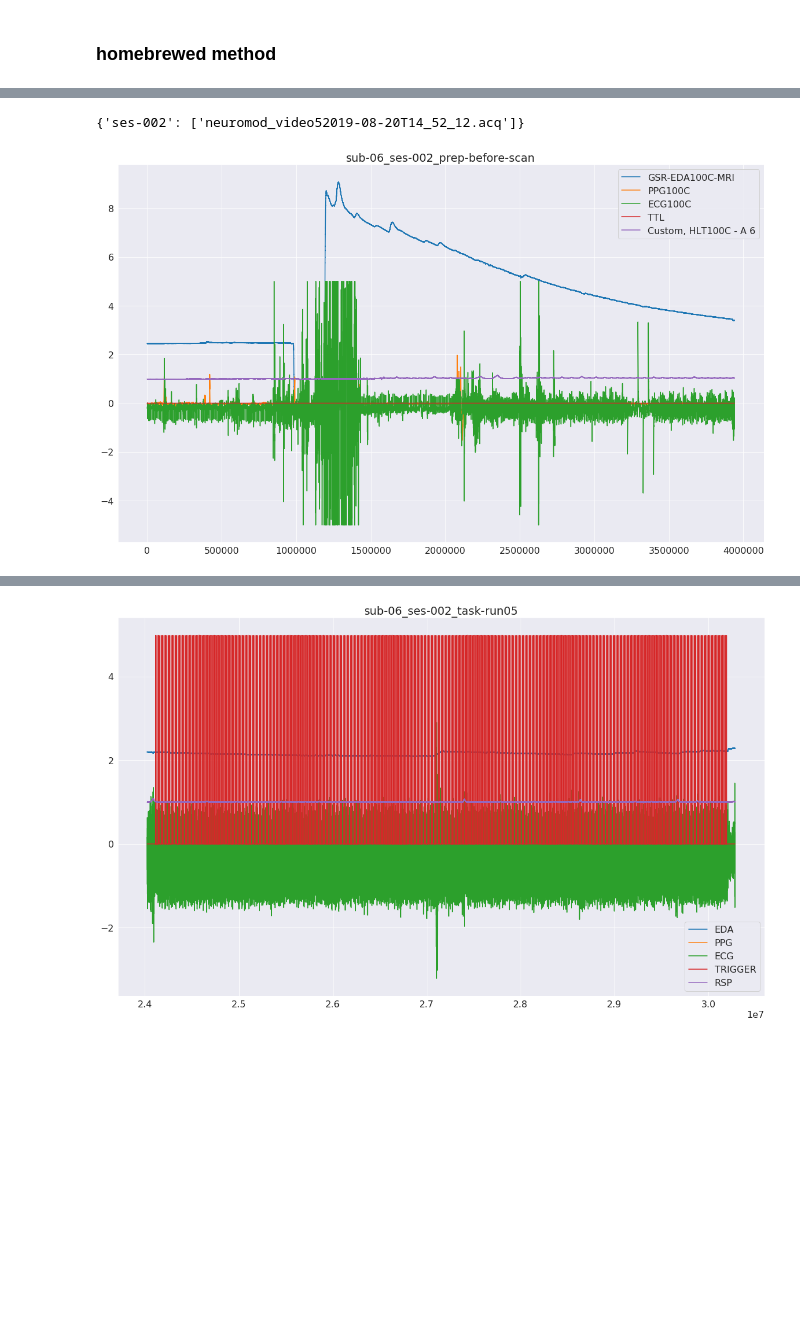
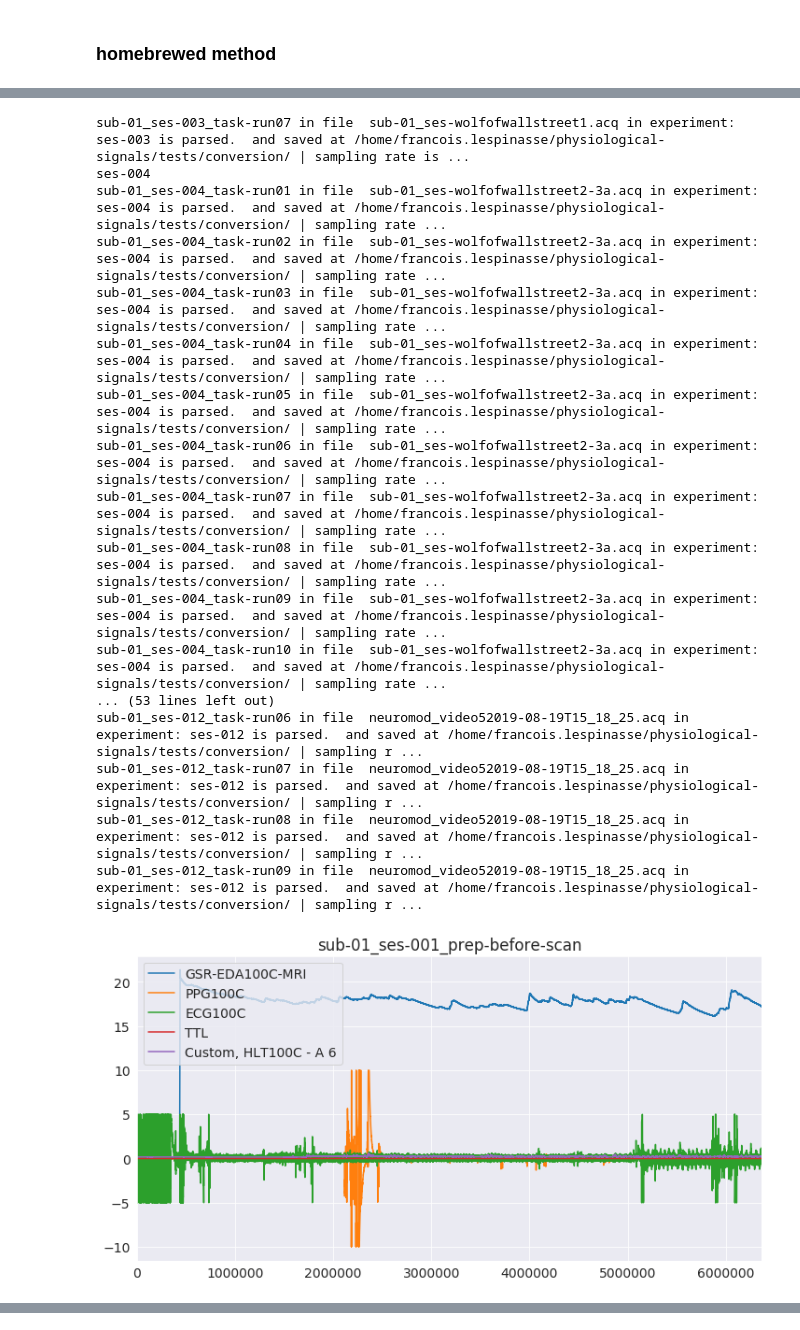
Before and after one commit to sangfrois/ds_prep, a Jupyter notebook: physio/notebooks/converting.ipynb, the cells around one changed output, grey strips where cells are left out. Cells and saved outputs as stored; diff of their text form; code cells hidden in the pictures; blank space fills up the shorter version.

Commit message:
update conversion utils

```diff
--- a/physio/notebooks/converting.ipynb
+++ b/physio/notebooks/converting.ipynb
@@ -97,4 +42,0 @@ print(metadata_whole['in_file'][mismatch[0:-1]])
-# %%
-sessions = ['ses-010', 'ses-009', 'ses-003', 'ses-004', 'ses-007', 'ses-005', 'ses-002', 'ses-008', 'ses-011', 'ses-006', 'ses-001', 'ses-012']
-# %%
-sessions.sort()
@@ -116,5 +91,7 @@ sessions
 # %% [markdown]
 ### homebrewed method
 # %%
-batch_parse(root='/data/neuromod/DATA/cneuromod/movie10/sourcedata/physio', subject='sub-06', ses='ses-002', save_path='/home/francois.lespinasse/physiological-signals/tests/conversion/')
+for i in sessions:
+    print(i)
+    batch_parse(root='/data/neuromod/DATA/cneuromod/movie10/sourcedata/physio', subject='sub-01', ses=i, save_path='/home/francois.lespinasse/physiological-signals/tests/conversion/')
 # %% [output]
@@ -138,2 +118,18 @@ in experiment: ses-002 is parsed.  and saved at /home/francois.lespinasse/physio
-{'ses-002': ['neuromod_video52019-08-20T14_52_12.acq']}
+sub-01_ses-003_task-run07 in file  sub-01_ses-wolfofwallstreet1.acq in experiment: ses-003 is parsed.  and saved at /home/francois.lespinasse/physiological-signals/tests/conversion/ | sampling rate is ...
+ses-004
+sub-01_ses-004_task-run01 in file  sub-01_ses-wolfofwallstreet2-3a.acq in experiment: ses-004 is parsed.  and saved at /home/francois.lespinasse/physiological-signals/tests/conversion/ | sampling rate ...
+sub-01_ses-004_task-run02 in file  sub-01_ses-wolfofwallstreet2-3a.acq in experiment: ses-004 is parsed.  and saved at /home/francois.lespinasse/physiological-signals/tests/conversion/ | sampling rate ...
+sub-01_ses-004_task-run03 in file  sub-01_ses-wolfofwallstreet2-3a.acq in experiment: ses-004 is parsed.  and saved at /home/francois.lespinasse/physiological-signals/tests/conversion/ | sampling rate ...
+sub-01_ses-004_task-run04 in file  sub-01_ses-wolfofwallstreet2-3a.acq in experiment: ses-004 is parsed.  and saved at /home/francois.lespinasse/physiological-signals/tests/conversion/ | sampling rate ...
+sub-01_ses-004_task-run05 in file  sub-01_ses-wolfofwallstreet2-3a.acq in experiment: ses-004 is parsed.  and saved at /home/francois.lespinasse/physiological-signals/tests/conversion/ | sampling rate ...
+sub-01_ses-004_task-run06 in file  sub-01_ses-wolfofwallstreet2-3a.acq in experiment: ses-004 is parsed.  and saved at /home/francois.lespinasse/physiological-signals/tests/conversion/ | sampling rate ...
+sub-01_ses-004_task-run07 in file  sub-01_ses-wolfofwallstreet2-3a.acq in experiment: ses-004 is parsed.  and saved at /home/francois.lespinasse/physiological-signals/tests/conversion/ | sampling rate ...
+sub-01_ses-004_task-run08 in file  sub-01_ses-wolfofwallstreet2-3a.acq in experiment: ses-004 is parsed.  and saved at /home/francois.lespinasse/physiological-signals/tests/conversion/ | sampling rate ...
+sub-01_ses-004_task-run09 in file  sub-01_ses-wolfofwallstreet2-3a.acq in experiment: ses-004 is parsed.  and saved at /home/francois.lespinasse/physiological-signals/tests/conversion/ | sampling rate ...
+sub-01_ses-004_task-run10 in file  sub-01_ses-wolfofwallstreet2-3a.acq in experiment: ses-004 is parsed.  and saved at /home/francois.lespinasse/physiological-signals/tests/conversion/ | sampling rate ...
+... (53 lines left out)
+sub-01_ses-012_task-run06 in file  neuromod_video52019-08-19T15_18_25.acq in experiment: ses-012 is parsed.  and saved at /home/francois.lespinasse/physiological-signals/tests/conversion/ | sampling r ...
+sub-01_ses-012_task-run07 in file  neuromod_video52019-08-19T15_18_25.acq in experiment: ses-012 is parsed.  and saved at /home/francois.lespinasse/physiological-signals/tests/conversion/ | sampling r ...
+sub-01_ses-012_task-run08 in file  neuromod_video52019-08-19T15_18_25.acq in experiment: ses-012 is parsed.  and saved at /home/francois.lespinasse/physiological-signals/tests/conversion/ | sampling r ...
+sub-01_ses-012_task-run09 in file  neuromod_video52019-08-19T15_18_25.acq in experiment: ses-012 is parsed.  and saved at /home/francois.lespinasse/physiological-signals/tests/conversion/ | sampling r ...
-[figure, old version]
+[figure, new version]
@@ -144 +139,0 @@ in experiment: ses-002 is parsed.  and saved at /home/francois.lespinasse/physio
-[figure, removed]
```
Also changed, not shown: parts of 23 cells of this notebook, 4 other files.
